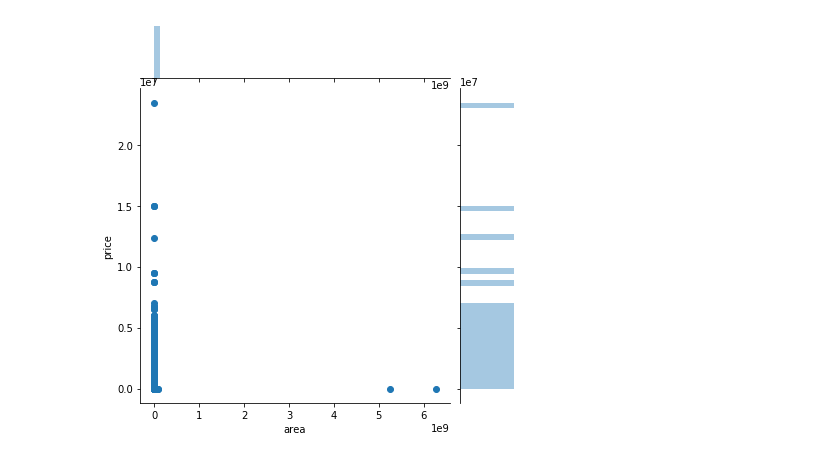
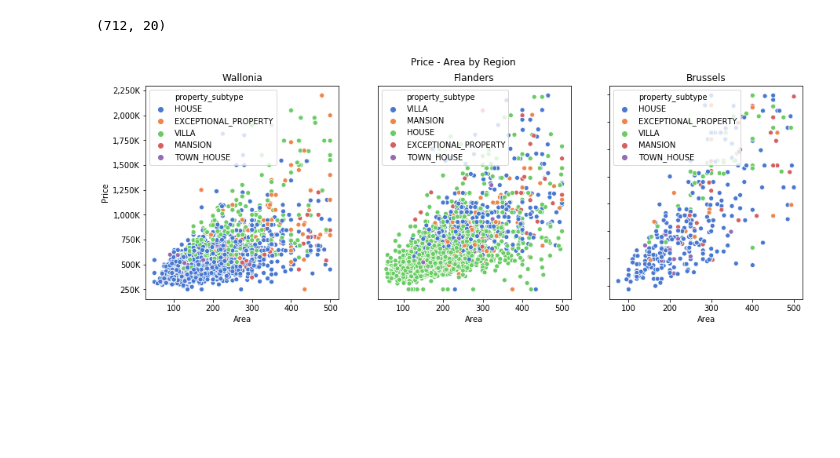
Before and after one commit to didishas/Data_visualization, a Jupyter notebook: Data-Vizualization/didier_vizualisation.ipynb, the cells around one changed output. Saved outputs shown, nothing was run; the diff lists cells and outputs as text; code cells hidden in the pictures; blank space fills up the shorter version.

```diff
--- a/Data-Vizualization/didier_vizualisation.ipynb
+++ b/Data-Vizualization/didier_vizualisation.ipynb
@@ -5,7 +5,7 @@ import seaborn as sns
 # %%
 %matplotlib inline
 # %%
-housing = pd.read_csv('../csv_files/cleaned_properties.csv')
+housing = pd.read_csv('../csv_files/cleaned_properties.csv',index_col=0)
 # housing.info()
 # %%
 # housing[['price']].sort_values('price').price.value_counts()
@@ -21,10 +14,54 @@ housing = pd.read_csv('../csv_files/cleaned_properties.csv')
+# %%
+house_brussels_filtered = housing.loc[(housing.house_is == True) & (housing.region == "Brussels") & (housing.area.between(50, 500)) & (housing.price.between(0, 2000000))]
+house_wallonia_filtered = housing.loc[(housing.house_is == True) & (housing.region == "Wallonia") & (housing.area.between(50, 500)) & (housing.price.between(0, 2000000))]
+house_flanders_filtered = housing.loc[(housing.house_is == True) & (housing.region == "Flanders") & (housing.area.between(50, 500)) & (housing.price.between(0, 2000000))]
+house_filtered = housing.loc[(housing.house_is == True) & (housing.area.between(80, 300)) & (housing.price.between(0, 600000)) & (housing.house_is == True)]
+house_brussels_filtered.shape
+# %% [output]
+(712, 20)
+# %%
+fig, (ax1, ax2, ax3) = plt.subplots(1, 3, figsize=(15, 5), sharey=True)
+fig.suptitle('Price - Area by Region')
+
+
+ax1 = sns.scatterplot(x='area', y='price', data = house_brussels_filtered, hue="property_subtype", palette="muted")
+plt.subplot(1,3,1)
+ax1.set_title("Brussels")
+
+ax2 = sns.scatterplot(x='area', y='price', data = house_wallonia_filtered, hue="property_subtype", palette="muted")
+plt.subplot(1,3,2)
+ax2.set_title("Wallonia")
+# plt.subplot(1,3,3)
+ax3 = sns.scatterplot(x='area', y='price', data = house_flanders_filtered, hue="property_subtype", palette="muted")
+ax3.set_title("Flanders")
+
+pricelabels = ['{:,.0f}'.format(x) + 'K' for x in ax1.get_yticks()/1000]
+
+ax1.set_yticklabels(pricelabels)
+ax2.set_yticklabels(pricelabels)
+ax3.set_yticklabels(pricelabels)
+ax2.set(ylabel=None)
+
+ax3.axes.yaxis.set_visible(False)
+ax1.set(xlabel='Area', ylabel='Price')
+ax2.set(xlabel='Area', ylabel='Price')
+ax3.set(xlabel='Area', ylabel='Price')
+
+
+
+
+plt.savefig("./price_area_Byregion_House.png", transparent=True)
+plt.show()
+# %% [output]
+[figure, added]
 # %%
-sns.jointplot(x='area', y='price', data=housing)#, kind='kde')
+g = sns.jointplot(x='area', y='price', data=house_filtered, hue='property_subtype', kind='kde')
+g.set_axis_labels('Area', 'Price', fontsize=16)
+
+# h.ax_joint.set_xlabel('new x label', fontweight='bold')
 # Tweak using Matplotlib
 plt.xlim(0, 1)
 plt.show()
-# %% [output]
-[figure, removed]
 # %%
 res = sns.scatterplot(x="area", y="price", data=housing)
 plt.show()
```
Also changed, not shown: parts of 9 cells of this notebook, 8 other files.
